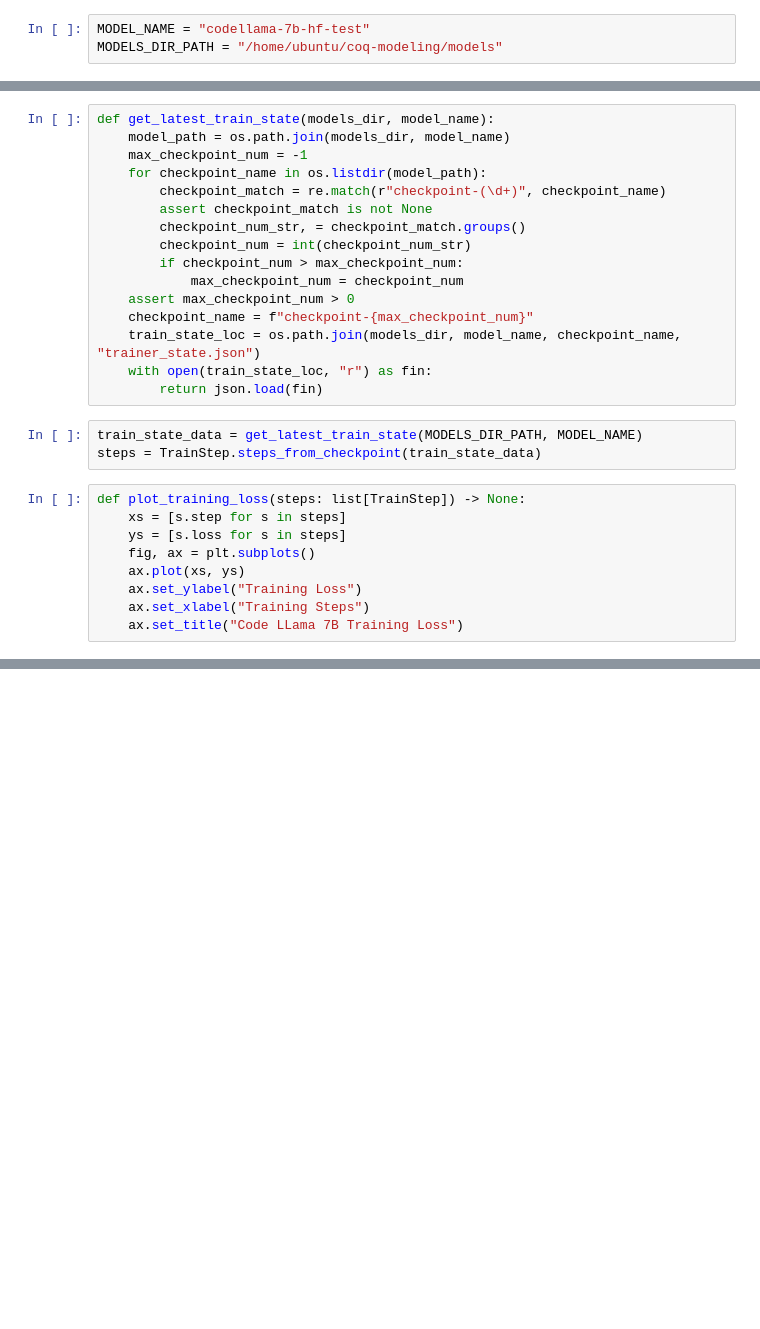
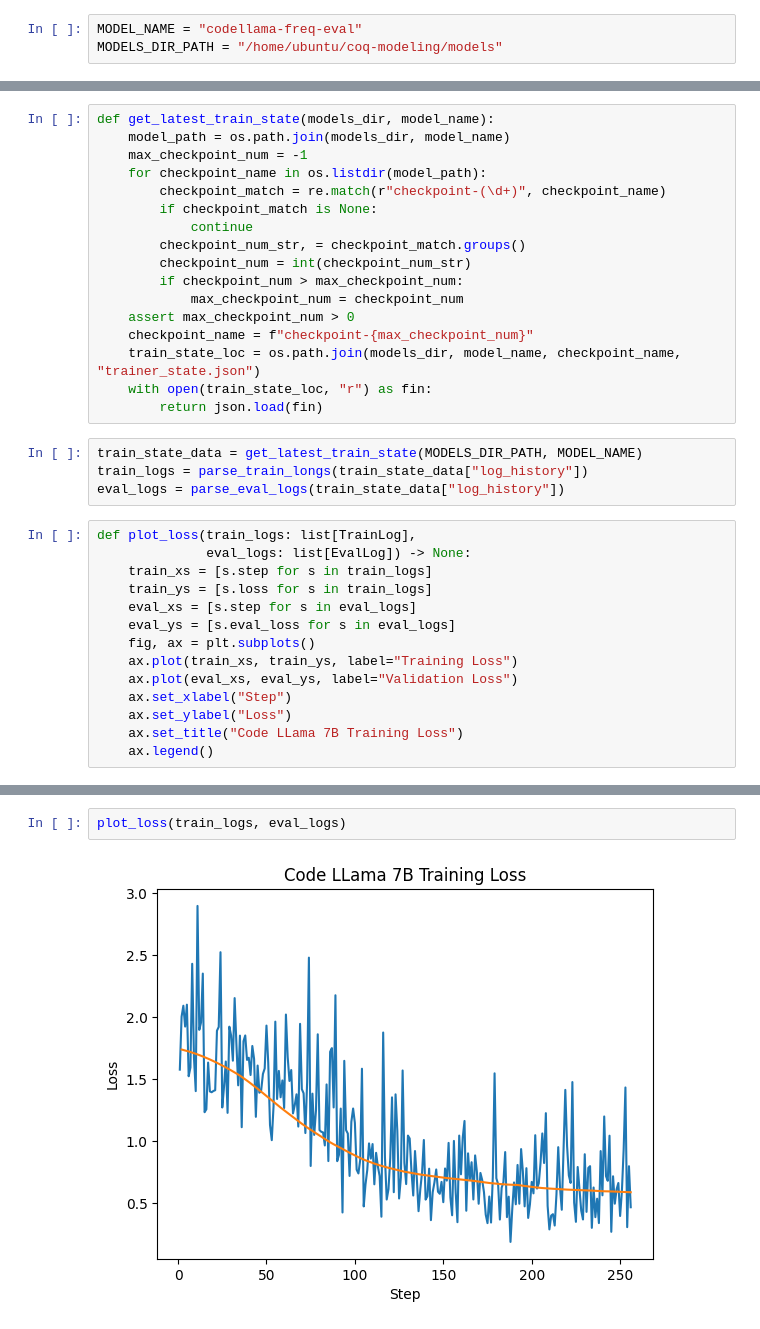
Before and after one commit to rkthomps/coq-modeling, a Jupyter notebook: notebooks/tactic_gen/plots.ipynb, the cells around one changed output, grey strips where cells are left out. Saved outputs shown, nothing was run; the diff lists cells and outputs as text; blank space fills up the shorter version.

Commit message:
Found some bugs in various phases of data generation. Added evalutation to the training procedure

```diff
--- a/notebooks/tactic_gen/plots.ipynb
+++ b/notebooks/tactic_gen/plots.ipynb
@@ -10,3 +12,3 @@ import matplotlib.pyplot as plt
 # %%
-MODEL_NAME = "codellama-7b-hf-test"
+MODEL_NAME = "codellama-freq-eval"
 MODELS_DIR_PATH = "/home/ubuntu/coq-modeling/models"
@@ -43,7 +18,8 @@ def get_latest_train_state(models_dir, model_name):
     max_checkpoint_num = -1
     for checkpoint_name in os.listdir(model_path):
         checkpoint_match = re.match(r"checkpoint-(\d+)", checkpoint_name)
-        assert checkpoint_match is not None
+        if checkpoint_match is None:
+            continue
         checkpoint_num_str, = checkpoint_match.groups()
         checkpoint_num = int(checkpoint_num_str)
         if checkpoint_num > max_checkpoint_num:
@@ -55,13 +31,19 @@ def get_latest_train_state(models_dir, model_name):
         return json.load(fin)
 # %%
 train_state_data = get_latest_train_state(MODELS_DIR_PATH, MODEL_NAME)
-steps = TrainStep.steps_from_checkpoint(train_state_data)
+train_logs = parse_train_longs(train_state_data["log_history"])
+eval_logs = parse_eval_logs(train_state_data["log_history"])
 # %%
-def plot_training_loss(steps: list[TrainStep]) -> None:
-    xs = [s.step for s in steps]
-    ys = [s.loss for s in steps]
+def plot_loss(train_logs: list[TrainLog],
+              eval_logs: list[EvalLog]) -> None:
+    train_xs = [s.step for s in train_logs]
+    train_ys = [s.loss for s in train_logs]
+    eval_xs = [s.step for s in eval_logs]
+    eval_ys = [s.eval_loss for s in eval_logs]
     fig, ax = plt.subplots()
-    ax.plot(xs, ys)
-    ax.set_ylabel("Training Loss")
-    ax.set_xlabel("Training Steps")
+    ax.plot(train_xs, train_ys, label="Training Loss")
+    ax.plot(eval_xs, eval_ys, label="Validation Loss")
+    ax.set_xlabel("Step")
+    ax.set_ylabel("Loss")
     ax.set_title("Code LLama 7B Training Loss")
+    ax.legend()
@@ -71,0 +50,4 @@ plot_training_loss(steps)
+# %%
+plot_loss(train_logs, eval_logs)
+# %% [output]
+[figure, added]
```
Also changed, not shown: parts of 3 cells of this notebook, 9 other files.
